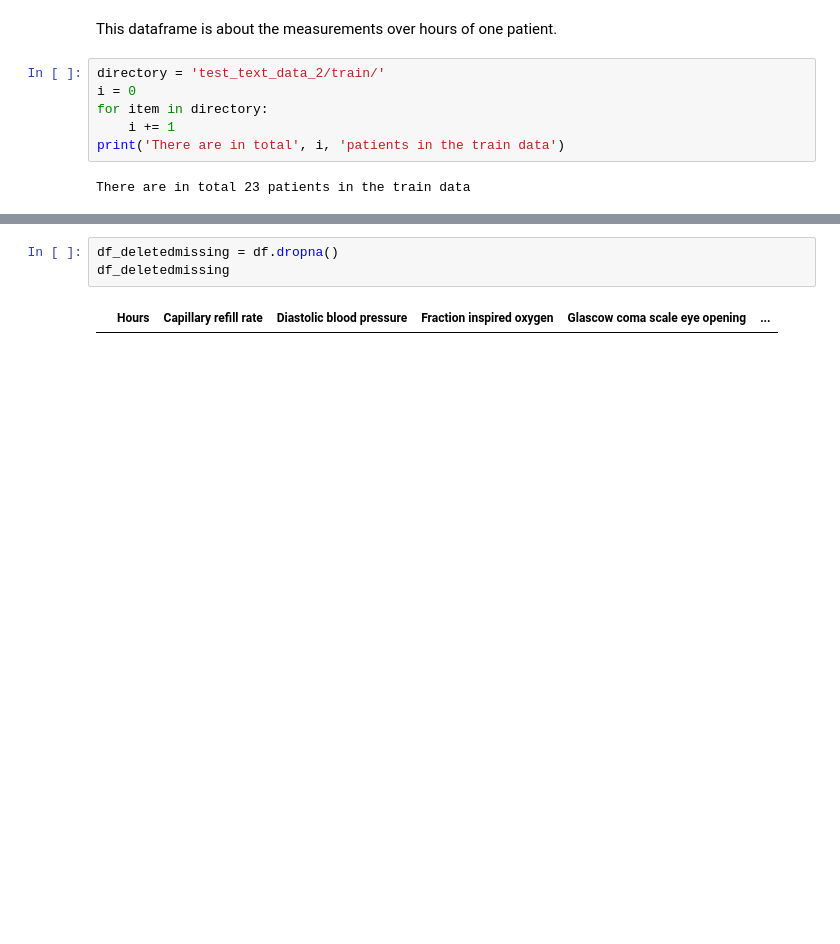
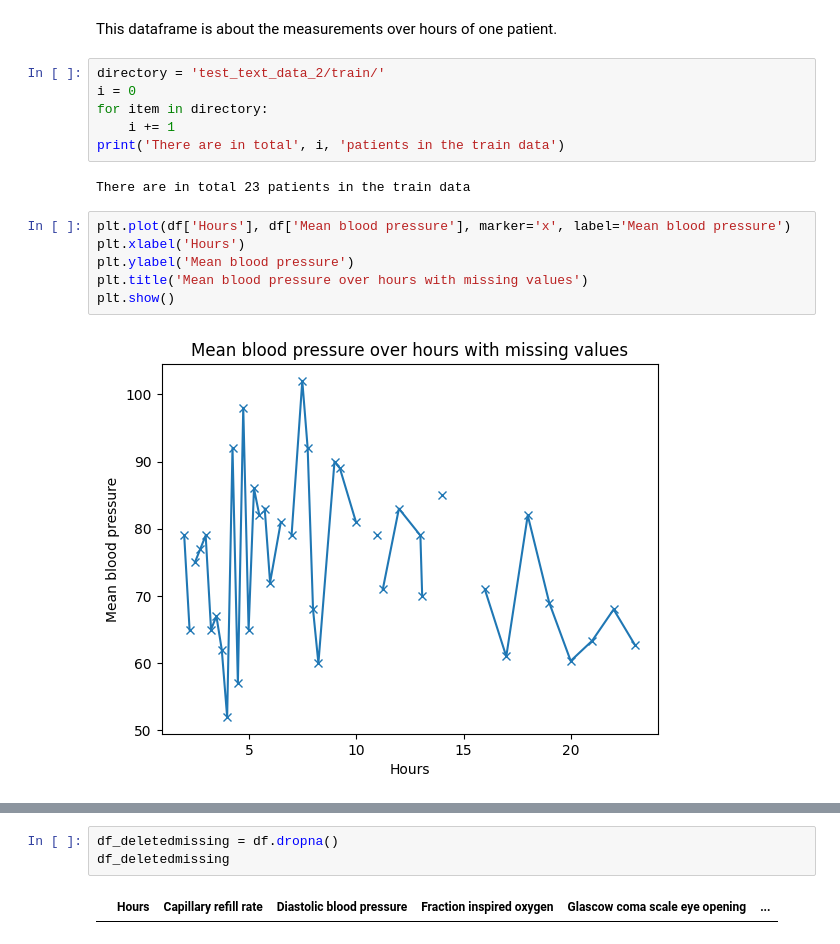
Before and after one commit to florencecornelissen/Mortality_Prediction, a Jupyter notebook: in_hospital_mortality_structured_v2.ipynb, the cells around one changed output, grey strips where cells are left out. Drawn from its saved outputs; the diff is of its cells as text; blank space fills up the shorter version.

Commit message:
Added plots of imputations

```diff
--- a/in_hospital_mortality_structured_v2.ipynb
+++ b/in_hospital_mortality_structured_v2.ipynb
@@ -344,5 +344,13 @@ for item in directory:
 print('There are in total', i, 'patients in the train data')
 # %% [output]
 There are in total 23 patients in the train data
+# %%
+plt.plot(df['Hours'], df['Mean blood pressure'], marker='x', label='Mean blood pressure')
+plt.xlabel('Hours')
+plt.ylabel('Mean blood pressure')
+plt.title('Mean blood pressure over hours with missing values')
+plt.show()
+# %% [output]
+[figure, added]
 # %%
 # Mode imputation
```
Also changed, not shown: parts of 5 cells of this notebook, 5 other files.
